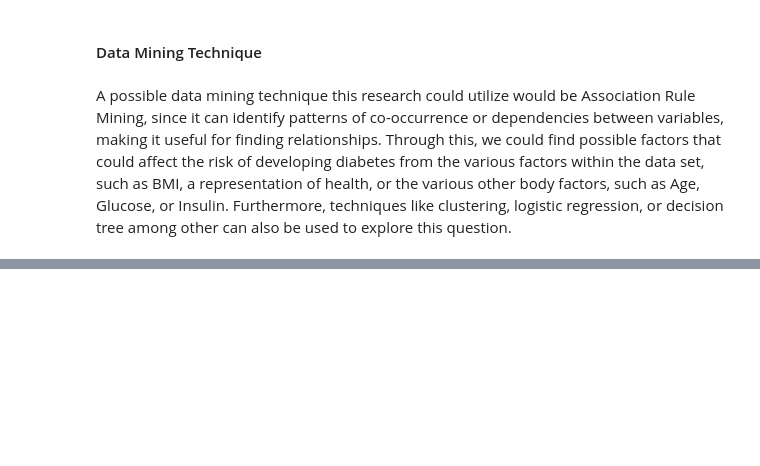
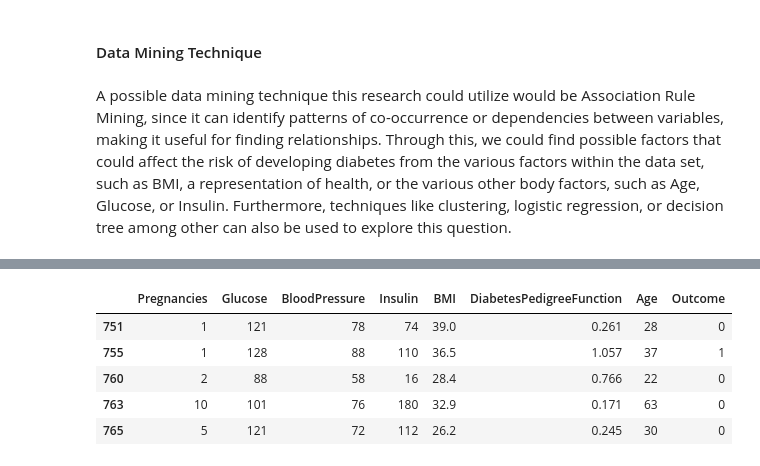
Before and after one commit to houin679/CSMODELPROJECT, a Jupyter notebook: MCO1_CSMODEL.ipynb, the cells around one changed output, grey strips where cells are left out. Cells and saved outputs as stored; diff of their text form; code cells hidden in the pictures; blank space fills up the shorter version.

```diff
--- a/MCO1_CSMODEL.ipynb
+++ b/MCO1_CSMODEL.ipynb
@@ -906,0 +922,9 @@ A possible data mining technique this research could utilize would be Associatio
+# %%
+WomenPreg.tail()
+# %% [output]
+|  | Pregnancies | Glucose | BloodPressure | Insulin | BMI | DiabetesPedigreeFunction | Age | Outcome |
+| 751 | 1 | 121 | 78 | 74 | 39.0 | 0.261 | 28 | 0 |
+| 755 | 1 | 128 | 88 | 110 | 36.5 | 1.057 | 37 | 1 |
+| 760 | 2 | 88 | 58 | 16 | 28.4 | 0.766 | 22 | 0 |
+| 763 | 10 | 101 | 76 | 180 | 32.9 | 0.171 | 63 | 0 |
+| 765 | 5 | 121 | 72 | 112 | 26.2 | 0.245 | 30 | 0 |
```
Also changed, not shown: parts of 7 cells of this notebook.
